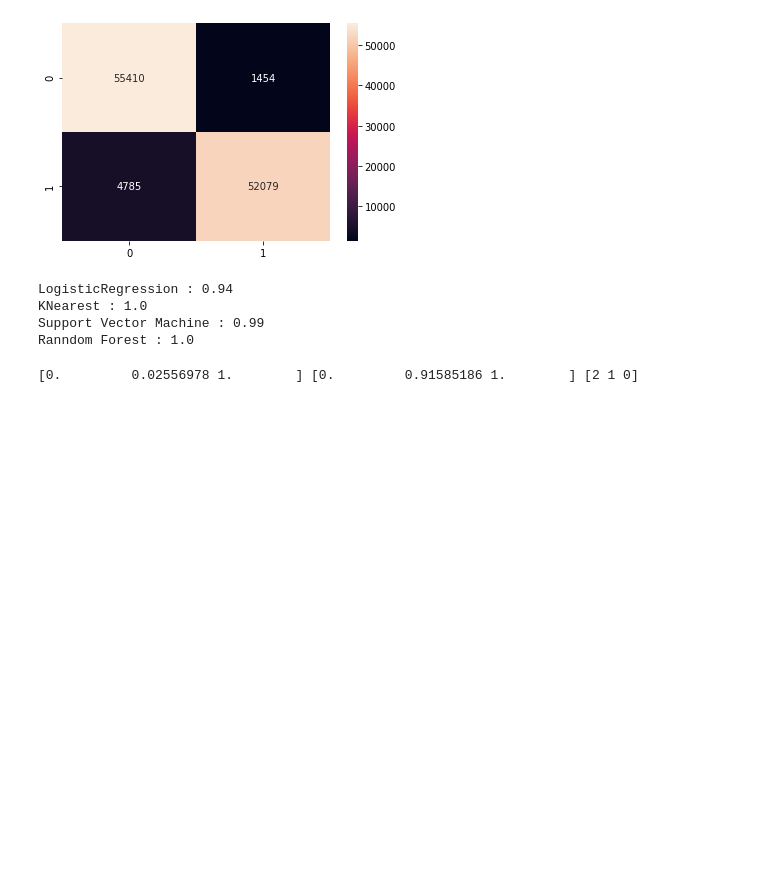
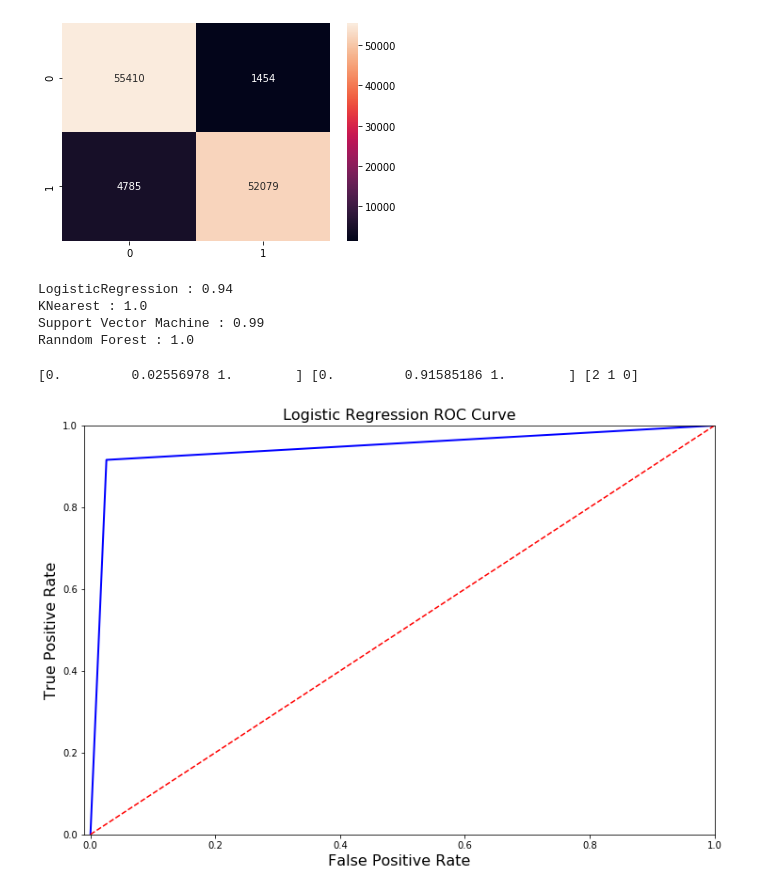
Before and after one commit to Mukesh8688/CreditCardFraudDetection, a Jupyter notebook: CreditCardFraudDetection.ipynb, the cells around one changed output. Cells and saved outputs as stored; diff of their text form; code cells hidden in the pictures; blank space fills up the shorter version.

Commit message:
Add files via upload
Multiple ROC CURVE

```diff
--- a/CreditCardFraudDetection.ipynb
+++ b/CreditCardFraudDetection.ipynb
@@ -532,25 +532,26 @@ randomforest = grid_rf.best_estimator_   # RandomForest best estimator
 # %%
 # Roc_ Curve plot
 
 
 from sklearn.metrics import recall_score,roc_curve
 
 log_fpr, log_tpr, log_thresold = roc_curve(y_test,lg_pred)
 
 
 print(log_fpr,log_tpr,log_thresold)
 
 def logistic_roc_curve(log_fpr, log_tpr):
     plt.figure(figsize=(12,8))
     plt.title('Logistic Regression ROC Curve', fontsize=16)
     plt.plot(log_fpr, log_tpr, 'b-', linewidth=2)
     plt.plot([0, 1], [0, 1], 'r--')
     plt.xlabel('False Positive Rate', fontsize=16)
     plt.ylabel('True Positive Rate', fontsize=16)
     plt.axis([-0.01,1,0,1])
 
 
-#logistic_roc_curve(log_fpr, log_tpr)
+logistic_roc_curve(log_fpr, log_tpr)
 plt.show()
 # %% [output]
 [0.         0.02556978 1.        ] [0.         0.91585186 1.        ] [2 1 0]
+[figure, added]
```
Also changed, not shown: parts of 1 cell of this notebook.
